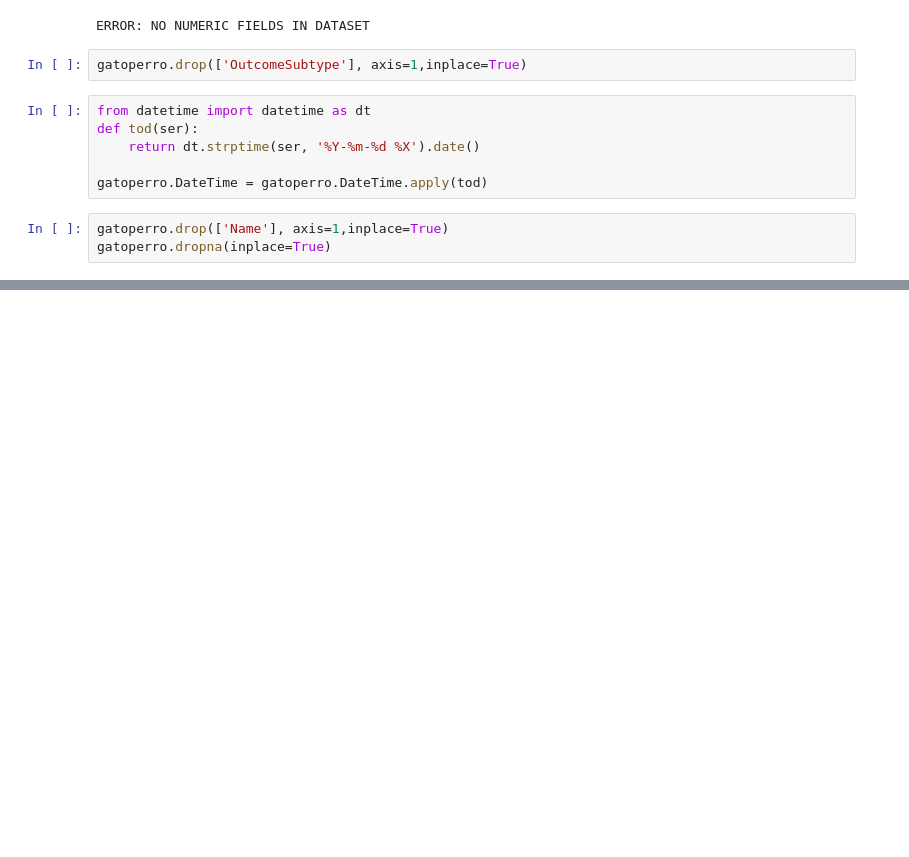
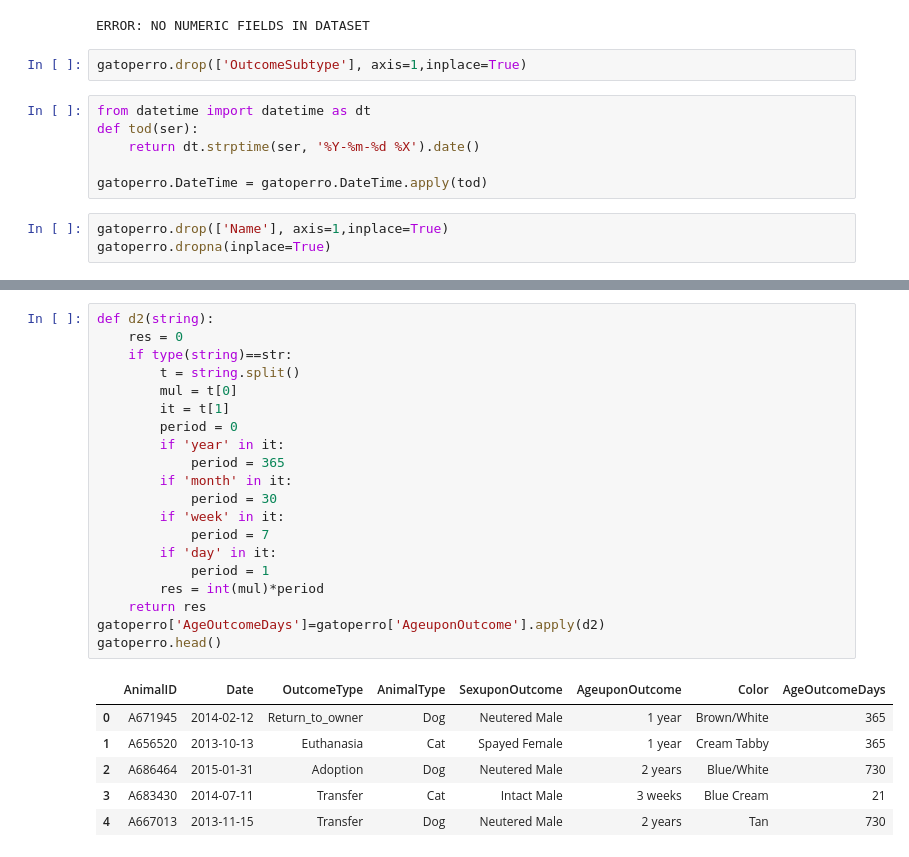
Before and after one commit to marcmeji/project-kaggle-shelter, a Jupyter notebook: shelter-animal-outcomes/JHML - Preprocesamiento | GARLIC.ipynb, the cells around one changed output, grey strips where cells are left out. Drawn from its saved outputs; the diff is of its cells as text; blank space fills up the shorter version.

```diff
--- a/shelter-animal-outcomes/JHML - Preprocesamiento | GARLIC.ipynb
+++ b/shelter-animal-outcomes/JHML - Preprocesamiento | GARLIC.ipynb
@@ -159,0 +168,27 @@ gatoperro.to_csv('gatoperro_prepro.csv')
+# %%
+def d2(string):
+    res = 0
+    if type(string)==str:
+        t = string.split()
+        mul = t[0]
+        it = t[1]
+        period = 0
+        if 'year' in it:
+            period = 365
+        if 'month' in it:
+            period = 30
+        if 'week' in it:
+            period = 7
+        if 'day' in it:
+            period = 1
+        res = int(mul)*period
+    return res
+gatoperro['AgeOutcomeDays']=gatoperro['AgeuponOutcome'].apply(d2)
+gatoperro.head()
+# %% [output]
+|  | AnimalID | Date | OutcomeType | AnimalType | SexuponOutcome | AgeuponOutcome | Color | AgeOutcomeDays |
+| 0 | A671945 | 2014-02-12 | Return_to_owner | Dog | Neutered Male | 1 year | Brown/White | 365 |
+| 1 | A656520 | 2013-10-13 | Euthanasia | Cat | Spayed Female | 1 year | Cream Tabby | 365 |
+| 2 | A686464 | 2015-01-31 | Adoption | Dog | Neutered Male | 2 years | Blue/White | 730 |
+| 3 | A683430 | 2014-07-11 | Transfer | Cat | Intact Male | 3 weeks | Blue Cream | 21 |
+| 4 | A667013 | 2013-11-15 | Transfer | Dog | Neutered Male | 2 years | Tan | 730 |
```
Also changed, not shown: parts of 14 cells of this notebook, 1 other file.
